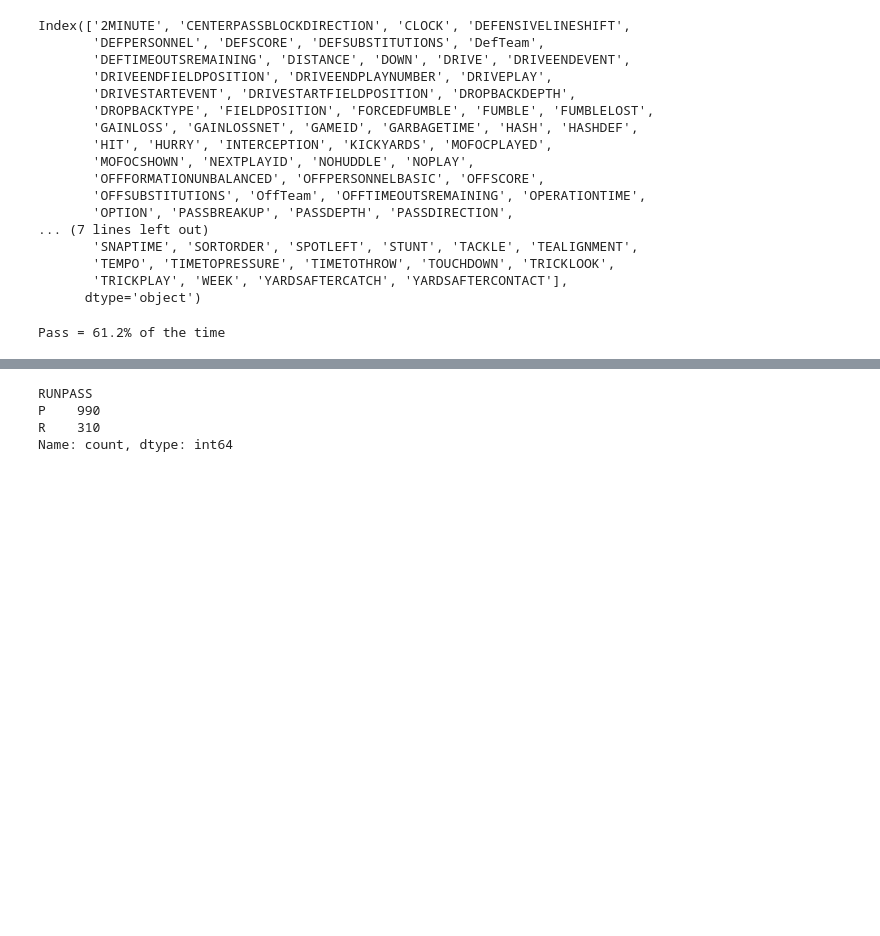
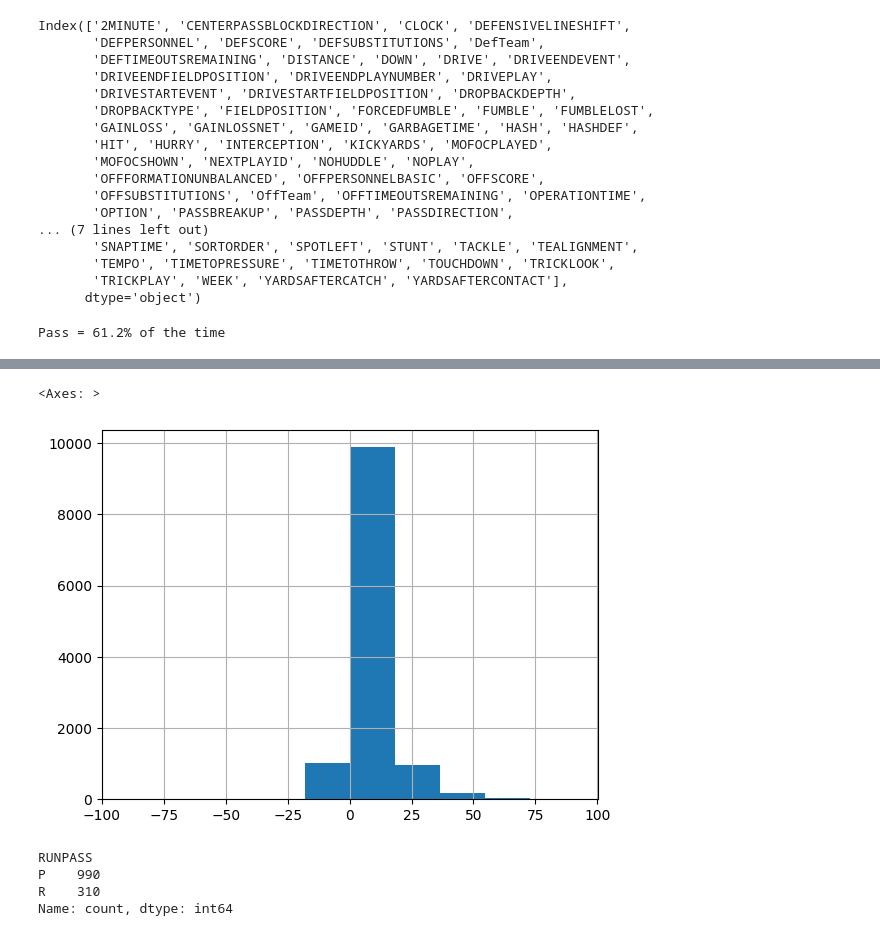
Before and after one commit to scottmaran/run_pass_prediction, a Jupyter notebook: eda.ipynb, the cells around one changed output, grey strips where cells are left out. Cells and saved outputs as stored; diff of their text form; code cells hidden in the pictures; blank space fills up the shorter version.

```diff
--- a/eda.ipynb
+++ b/eda.ipynb
@@ -42,3 +59,8 @@ Pass = 61.2% of the time
+# %%
+data.query("RUNPASS == 'P'").GAINLOSSNET.hist()
+# %% [output]
+<Axes: >
+[figure, added]
 # %%
 data.query("PENALTY == 1 ").RUNPASS.value_counts()
 # %% [output]
```
Also changed, not shown: parts of 7 cells of this notebook, 10 other files.
